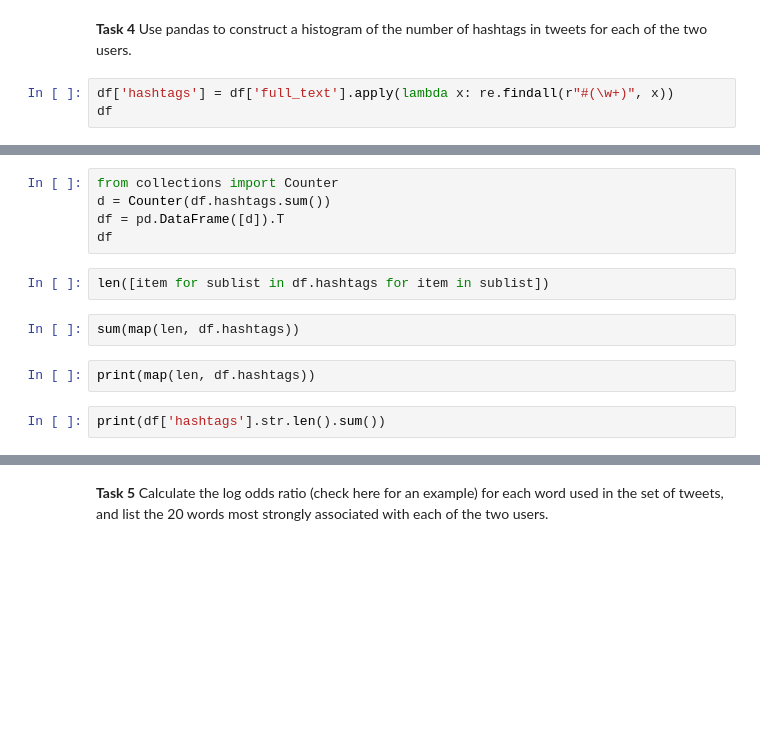
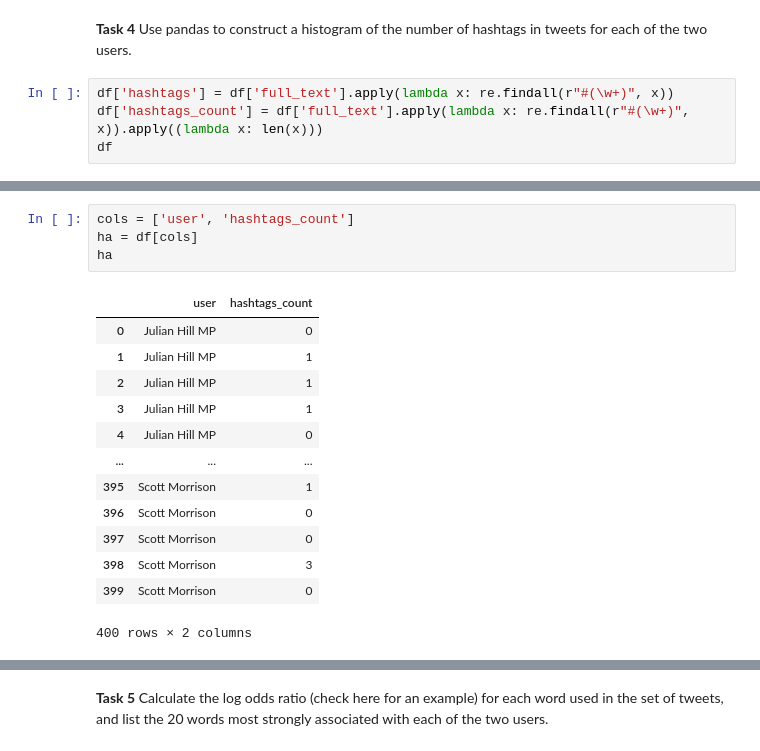
Before and after one commit to mona-piya/Twitter_Analysis, a Jupyter notebook: AssessedTask2.ipynb, the cells around one changed output, grey strips where cells are left out. Cells and saved outputs as stored; diff of their text form; blank space fills up the shorter version.

```diff
--- a/AssessedTask2.ipynb
+++ b/AssessedTask2.ipynb
@@ -277,6 +277,7 @@ Text(0.5, 0, 'User')
 **Task 4** Use pandas to construct a histogram of the number of hashtags in tweets for each of the two users.
 # %%
 df['hashtags'] = df['full_text'].apply(lambda x: re.findall(r"#(\w+)", x))
+df['hashtags_count'] = df['full_text'].apply(lambda x: re.findall(r"#(\w+)", x)).apply((lambda x: len(x)))
 df
 # %% [output]
 |  | level_0 | index | user | full_text | posting_time | hour | text_without_links | tweet_links | ... |
@@ -379,13 +296,18 @@ df['hashtags']
-# %%
-from collections import Counter
-d = Counter(df.hashtags.sum())
-df = pd.DataFrame([d]).T
-df
-# %%
-len([item for sublist in df.hashtags for item in sublist])
-# %%
-sum(map(len, df.hashtags))
-# %%
-print(map(len, df.hashtags))
-# %%
-print(df['hashtags'].str.len().sum())
+# %%
+cols = ['user', 'hashtags_count']
+ha = df[cols]
+ha
+# %% [output]
+|  | user | hashtags_count |
+| 0 | Julian Hill MP | 0 |
+| 1 | Julian Hill MP | 1 |
+| 2 | Julian Hill MP | 1 |
+| 3 | Julian Hill MP | 1 |
+| 4 | Julian Hill MP | 0 |
+| ... | ... | ... |
+| 395 | Scott Morrison | 1 |
+| 396 | Scott Morrison | 0 |
+| 397 | Scott Morrison | 0 |
+| 398 | Scott Morrison | 3 |
+| 399 | Scott Morrison | 0 |
+400 rows × 2 columns
```
Also changed, not shown: parts of 23 cells of this notebook.
